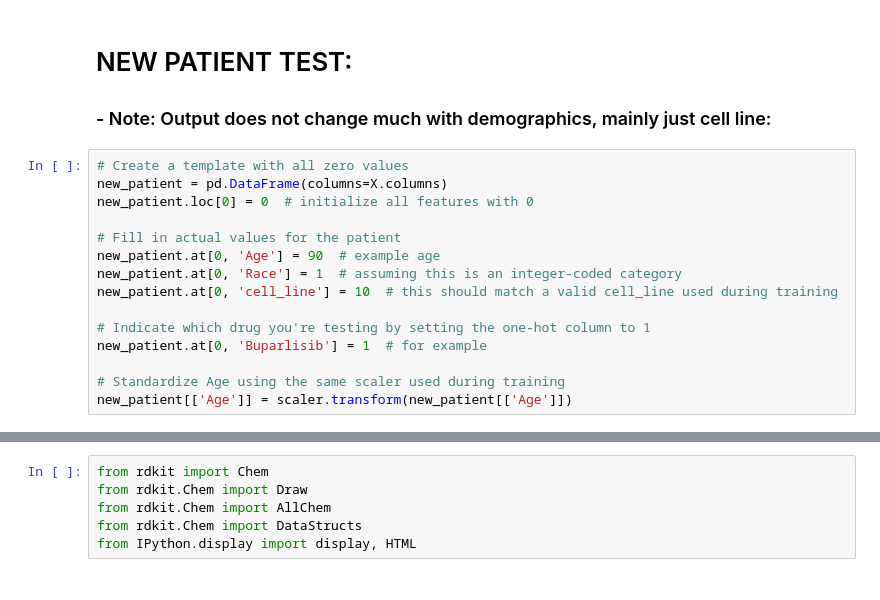
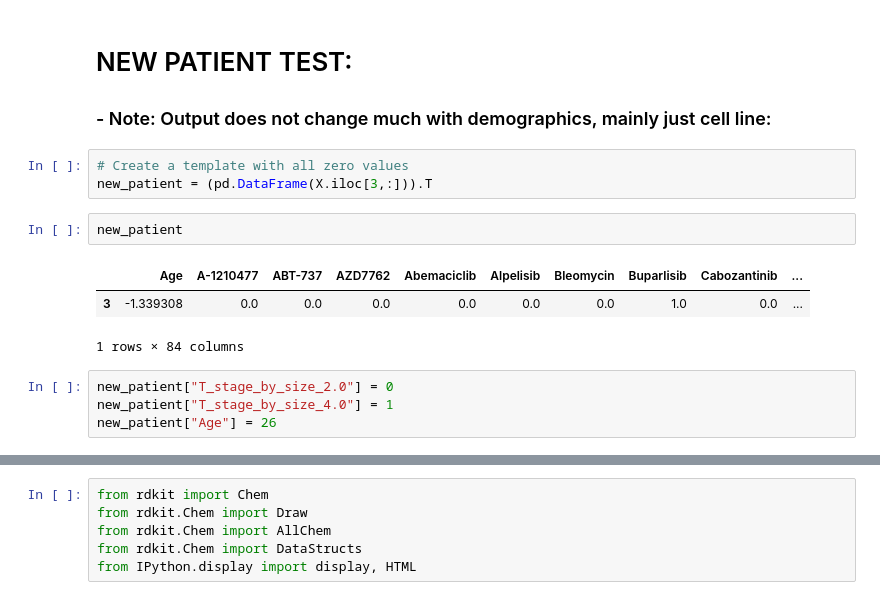
Before and after one commit to Sammccarthypotter/Data_277_-Cancer, a Jupyter notebook: Best_chemical_dosage_per_patient.ipynb, the cells around one changed output, grey strips where cells are left out. Saved outputs shown, nothing was run; the diff lists cells and outputs as text.

```diff
--- a/Best_chemical_dosage_per_patient.ipynb
+++ b/Best_chemical_dosage_per_patient.ipynb
@@ -509,18 +460,16 @@ plt.show()
 # NEW PATIENT TEST:
 
 ### - Note: Output does not change much with demographics, mainly just cell line:
-# %%
-# Create a template with all zero values
-new_patient = pd.DataFrame(columns=X.columns)
-new_patient.loc[0] = 0  # initialize all features with 0
-
-# Fill in actual values for the patient
-new_patient.at[0, 'Age'] = 90  # example age
-new_patient.at[0, 'Race'] = 1  # assuming this is an integer-coded category
-new_patient.at[0, 'cell_line'] = 10  # this should match a valid cell_line used during training
-
-# Indicate which drug you're testing by setting the one-hot column to 1
-new_patient.at[0, 'Buparlisib'] = 1  # for example
-
-# Standardize Age using the same scaler used during training
-new_patient[['Age']] = scaler.transform(new_patient[['Age']])
+# %%
+# Create a template with all zero values
+new_patient = (pd.DataFrame(X.iloc[3,:])).T
+# %%
+new_patient
+# %% [output]
+|  | Age | A-1210477 | ABT-737 | AZD7762 | Abemaciclib | Alpelisib | Bleomycin | Buparlisib | Cabozantinib | ... |
+| 3 | -1.339308 | 0.0 | 0.0 | 0.0 | 0.0 | 0.0 | 0.0 | 1.0 | 0.0 | ... |
+1 rows × 84 columns
+# %%
+new_patient["T_stage_by_size_2.0"] = 0
+new_patient["T_stage_by_size_4.0"] = 1
+new_patient["Age"] = 26
```
Also changed, not shown: parts of 24 cells of this notebook.
